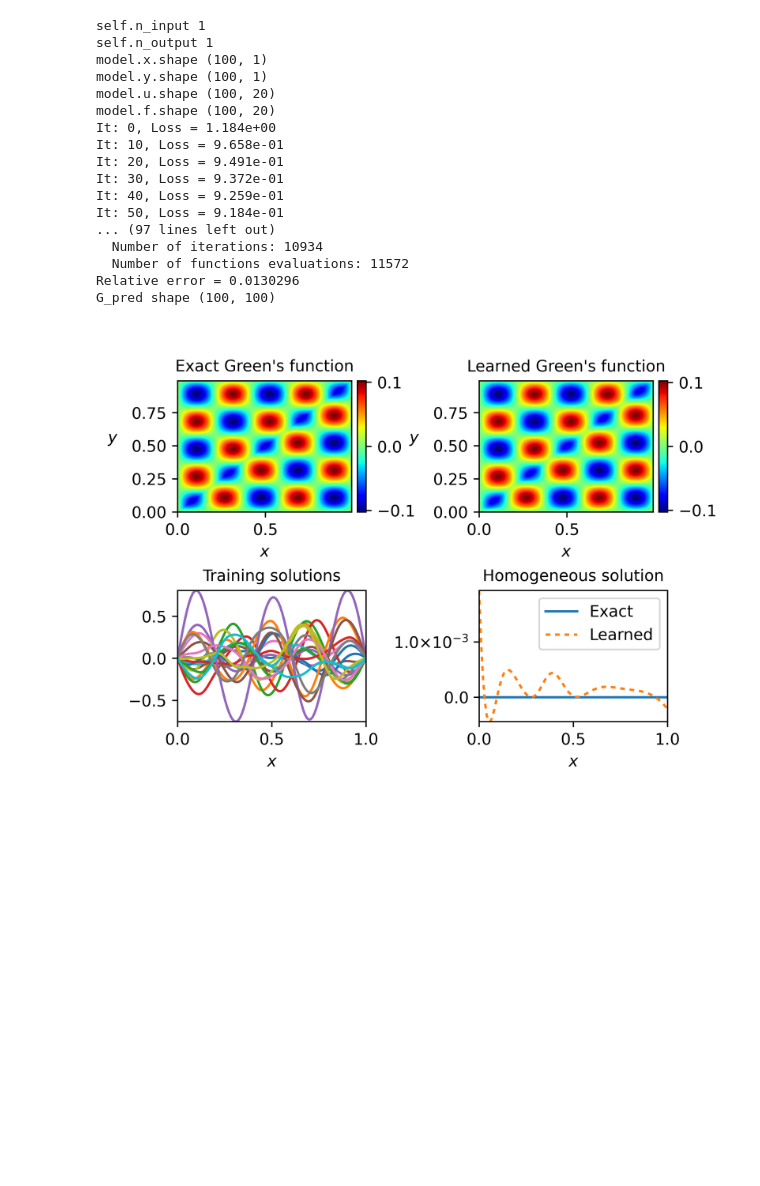
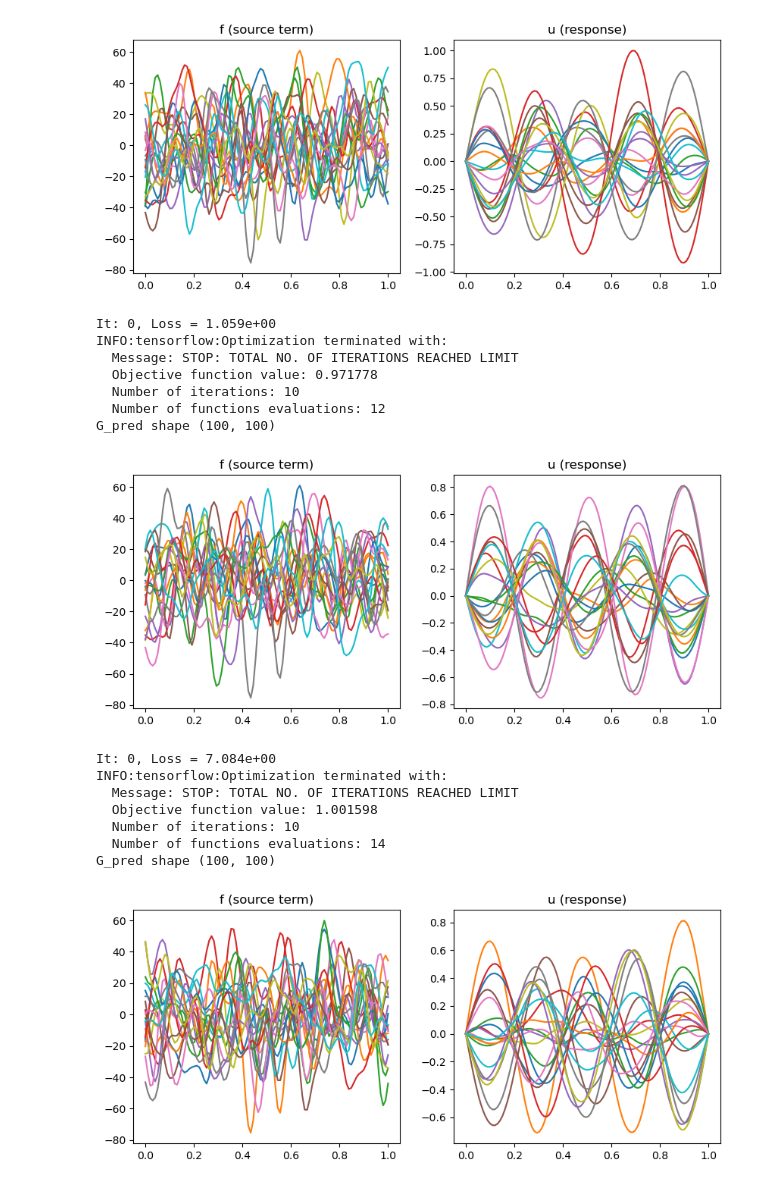
Before and after one commit to tomcjackc/greenlearning_for_GPGreen, a Jupyter notebook: error_vs_N_train.ipynb, the cells around one changed output. Drawn from its saved outputs; the diff is of its cells as text; code cells hidden in the pictures; blank space fills up the shorter version.

```diff
--- a/error_vs_N_train.ipynb
+++ b/error_vs_N_train.ipynb
@@ -16,43 +19,46 @@ non-resource variables are not supported in the long term
 # %%
 np.random.seed(42)
 
-# Construct neural networks for G and homogeneous solution
-G_network = gl.matrix_networks([2] + [50] * 4 + [1], "rational", (1,1))
-U_hom_network = gl.matrix_networks([1] + [50] * 4 + [1], "rational", (1,))
+# N_train_arr = np.concat((np.linspace(2, 20, 10, endpoint=True, dtype=int), np.linspace(25, 75, 11, endpoint=True, dtype=int)))
+# N_train_arr = np.array([1, 5, 10, 15, 20, 25, 30])
+N_train_arr = np.array([20])
+noise_ratio = 0e-2
+resample = 1
+repeats = 3
 
-# Define the model
-model = gl.Model(G_network, U_hom_network) #, adam_steps=100, lbfgs_steps=100)
+for i in range(repeats):
+    for N_train in N_train_arr:
 
-# Train the model on the dataset "helmholtz" in the path "examples/datasets/"
-model.train("examples/datasets/","helmholtz", N_train=20, N_test=100, noise_ratio=0.0, resample=1)
+        # Construct neural networks for G and homogeneous solution
+        G_network = gl.matrix_networks([2] + [50] * 4 + [1], "rational", (1,1))
+        U_hom_network = gl.matrix_networks([1] + [50] * 4 + [1], "rational", (1,))
 
-# Save the training loss
-model.save_loss()
+        # Define the model
+        model = gl.Model(G_network, U_hom_network, N_train=N_train, noise_ratio=noise_ratio, resample=resample, repeat=i, adam_steps=10, lbfgs_steps=10)
 
-# Plot the results
-model.plot_results()
+        # Train the model on the dataset "helmholtz" in the path "examples/datasets/"
+        model.train("examples/datasets/","helmholtz")
 
-# Save the NNs evaluated at a grid in a csv file
-model.save_results()
+        # Save the NNs evaluated at a grid in a csv file
+        model.save_results()
 
-# Close the TensorFlow session
-model.sess.close()
+        # Close the TensorFlow session
+        model.sess.close()
 # %% [output]
+[figure, new version]
-self.n_input 1
-self.n_output 1
-model.x.shape (100, 1)
-model.y.shape (100, 1)
-model.u.shape (100, 20)
-model.f.shape (100, 20)
-It: 0, Loss = 1.184e+00
-It: 10, Loss = 9.658e-01
-It: 20, Loss = 9.491e-01
-It: 30, Loss = 9.372e-01
-It: 40, Loss = 9.259e-01
-It: 50, Loss = 9.184e-01
-... (97 lines left out)
-  Number of iterations: 10934
-  Number of functions evaluations: 11572
-Relative error = 0.0130296
+It: 0, Loss = 1.059e+00
+INFO:tensorflow:Optimization terminated with:
+  Message: STOP: TOTAL NO. OF ITERATIONS REACHED LIMIT
+  Objective function value: 0.971778
+  Number of iterations: 10
+  Number of functions evaluations: 12
 G_pred shape (100, 100)
-[figure, old version]
+[figure, added]
+It: 0, Loss = 7.084e+00
+INFO:tensorflow:Optimization terminated with:
+  Message: STOP: TOTAL NO. OF ITERATIONS REACHED LIMIT
+  Objective function value: 1.001598
+  Number of iterations: 10
+  Number of functions evaluations: 14
+G_pred shape (100, 100)
+[figure, added]
```
Also changed, not shown: parts of 3 cells of this notebook, 11 other files.
